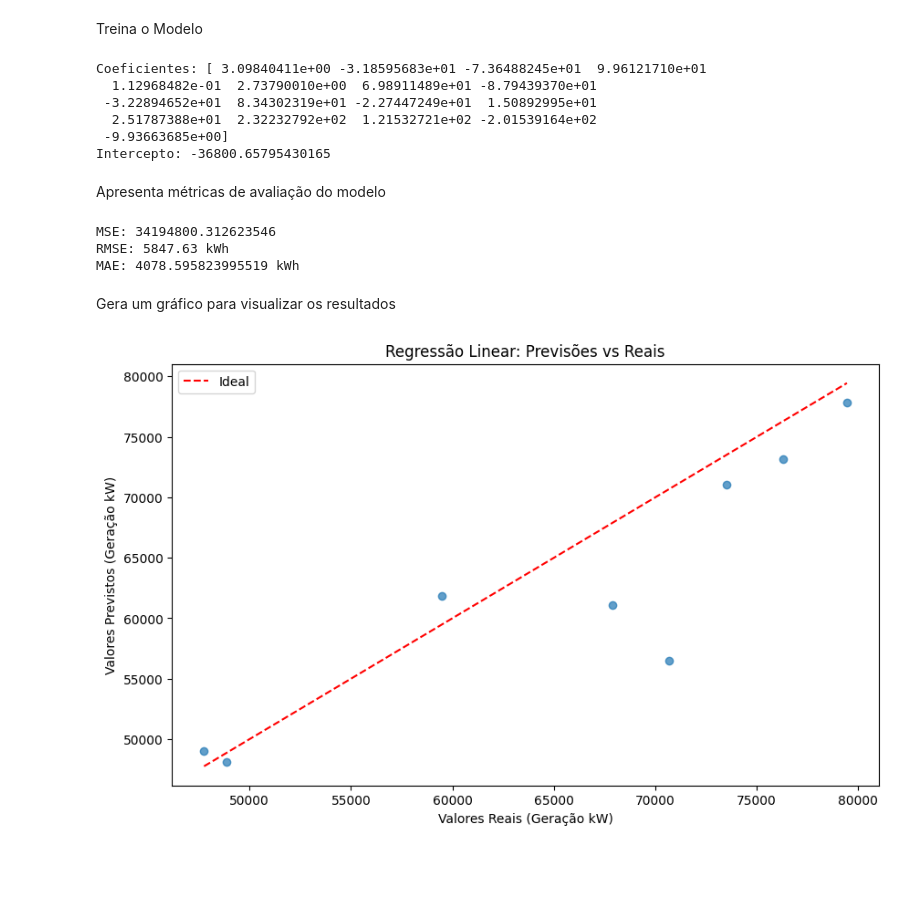
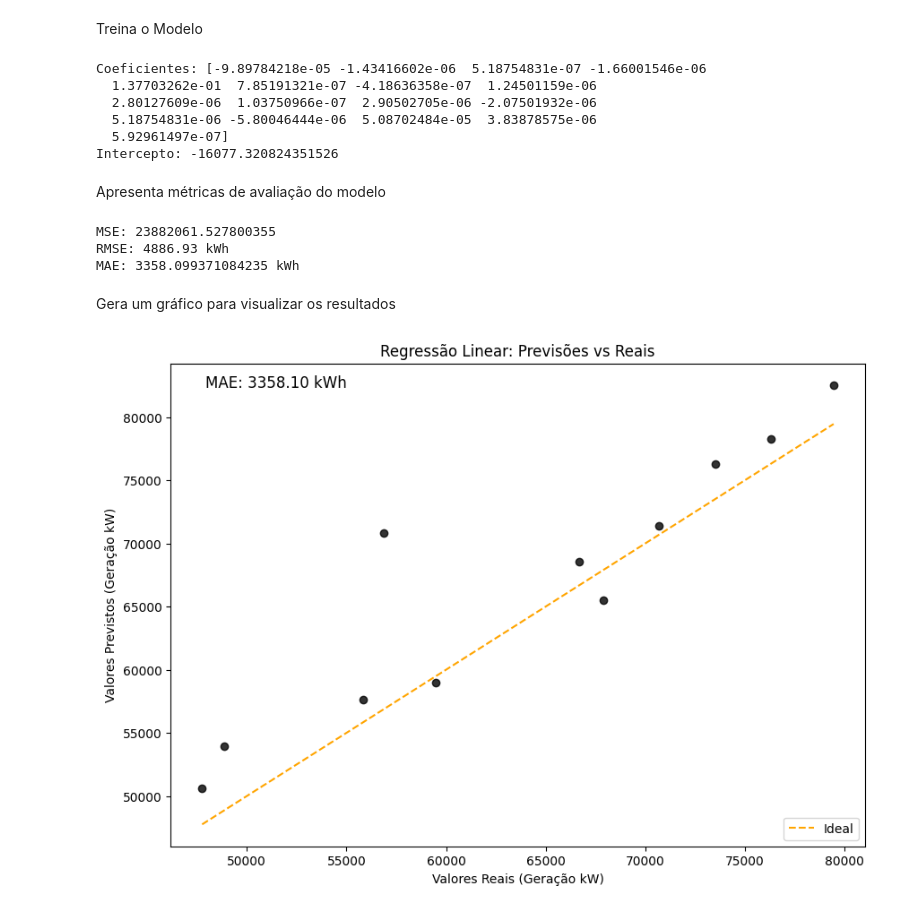
Before and after one commit to joao1barbosa/ml-lab, a Jupyter notebook: Predição_de_geração_Bruky.ipynb, the cells around one changed output. Saved outputs shown, nothing was run; the diff lists cells and outputs as text; code cells hidden in the pictures; blank space fills up the shorter version.

```diff
--- a/Predição_de_geração_Bruky.ipynb
+++ b/Predição_de_geração_Bruky.ipynb
@@ -186,7 +187,7 @@ Divide os dados em treinamento e teste
 # %%
 from sklearn.model_selection import train_test_split
 
-X_train, X_test, y_train, y_test = train_test_split(x, y, test_size=0.6, random_state=42)
+X_train, X_test, y_train, y_test = train_test_split(x, y, test_size=0.8, random_state=42)
 # %% [markdown]
 Cria o Modelo de Regressão Linear
 # %%
@@ -202,12 +203,12 @@ model.fit(X_train, y_train)
 print("Coeficientes:", model.coef_)
 print("Intercepto:", model.intercept_)
 # %% [output]
-Coeficientes: [ 3.09840411e+00 -3.18595683e+01 -7.36488245e+01  9.96121710e+01
-  1.12968482e-01  2.73790010e+00  6.98911489e+01 -8.79439370e+01
- -3.22894652e+01  8.34302319e+01 -2.27447249e+01  1.50892995e+01
-  2.51787388e+01  2.32232792e+02  1.21532721e+02 -2.01539164e+02
- -9.93663685e+00]
-Intercepto: -36800.65795430165
+Coeficientes: [-9.89784218e-05 -1.43416602e-06  5.18754831e-07 -1.66001546e-06
+  1.37703262e-01  7.85191321e-07 -4.18636358e-07  1.24501159e-06
+  2.80127609e-06  1.03750966e-07  2.90502705e-06 -2.07501932e-06
+  5.18754831e-06 -5.80046444e-06  5.08702484e-05  3.83878575e-06
+  5.92961497e-07]
+Intercepto: -16077.320824351526
 # %% [markdown]
 Apresenta métricas de avaliação do modelo
 # %%
@@ -225,21 +226,24 @@ print(f"MSE: {mse}")
 print(f"RMSE: {rmse:.2f} kWh")
 print(f"MAE: {mae} kWh")
 # %% [output]
-MSE: 34194800.312623546
-RMSE: 5847.63 kWh
-MAE: 4078.595823995519 kWh
+MSE: 23882061.527800355
+RMSE: 4886.93 kWh
+MAE: 3358.099371084235 kWh
 # %% [markdown]
 Gera um gráfico para visualizar os resultados
 # %%
 import matplotlib.pyplot as plt
 
-plt.figure(figsize=(10, 6))
-plt.scatter(y_test, y_pred, alpha=0.7)
-plt.plot([y_test.min(), y_test.max()], [y_test.min(), y_test.max()], color='red', linestyle='--', label="Ideal")
+plt.figure(figsize=(10, 7))
+plt.scatter(y_test, y_pred, alpha=0.8, color="black")
+plt.plot([y_test.min(), y_test.max()], [y_test.min(), y_test.max()], color='orange', linestyle='--', label="Ideal")
 plt.xlabel("Valores Reais (Geração kW)")
 plt.ylabel("Valores Previstos (Geração kW)")
 plt.title("Regressão Linear: Previsões vs Reais")
 plt.legend()
+plt.text(x=0.05, y=0.95, s=f"MAE: {mae:.2f} kWh",
+         transform=plt.gca().transAxes, fontsize=12)
+
 plt.show()
 # %% [output]
-[figure, old version]
+[figure, new version]
```
Also changed, not shown: parts of 2 cells of this notebook.
